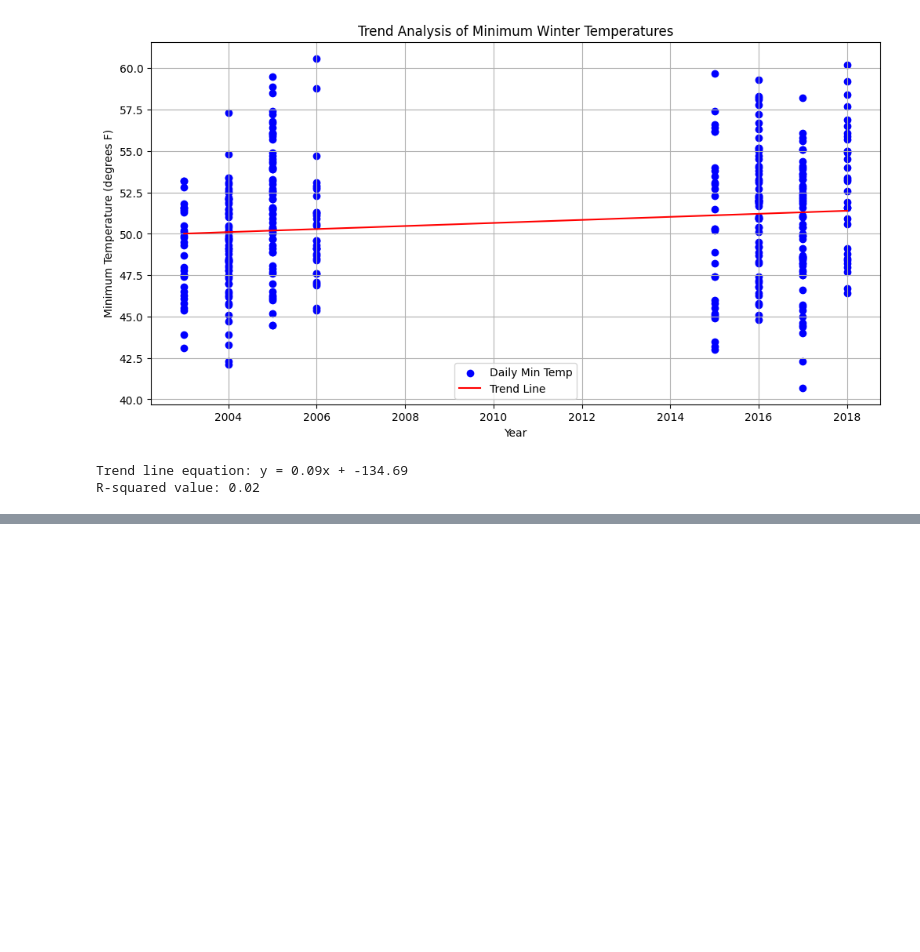
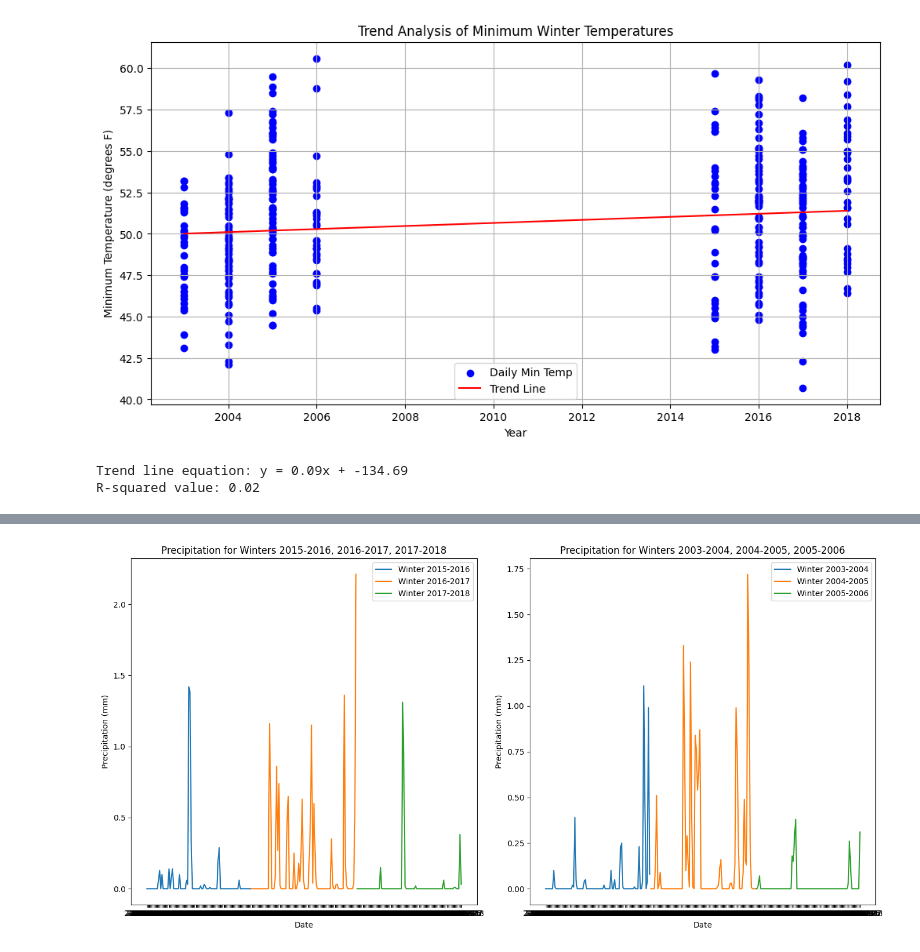
Before and after one commit to jmatrone/CEE609_Research_Project, a Jupyter notebook: Torrey_Pines.ipynb, the cells around one changed output, grey strips where cells are left out. Saved outputs shown, nothing was run; the diff lists cells and outputs as text; code cells hidden in the pictures; blank space fills up the shorter version.

```diff
--- a/Torrey_Pines.ipynb
+++ b/Torrey_Pines.ipynb
@@ -479,0 +502,4 @@ R-squared value: 0.02
+# %%
+# Read CSV file with Pandas and skip the first ten rows for 2015-16 percipitation
+winter16percip = pd.read_csv('percip_dec15_feb16.csv', skiprows=10)
+winter16percip.head()
@@ -479,0 +513,4 @@ R-squared value: 0.02
+# %%
+# Read CSV file with Pandas and skip the first ten rows for 2005-06 percipitation
+winter06percip = pd.read_csv('percip_dec05_feb06.csv', skiprows=10)
+winter06percip.head()
@@ -479,0 +524,4 @@ R-squared value: 0.02
+# %%
+# Read CSV file with Pandas and skip the first ten rows for 2004-05 percipitation
+winter05percip = pd.read_csv('percip_dec04_feb05.csv', skiprows=10)
+winter05percip.head()
@@ -479,0 +535,4 @@ R-squared value: 0.02
+# %%
+# Read CSV file with Pandas and skip the first ten rows for 2003-04 percipitation
+winter04percip = pd.read_csv('percip_dec03_feb04.csv', skiprows=10)
+winter04percip.head()
@@ -479,0 +546,27 @@ R-squared value: 0.02
+# %%
+# Create subplots
+fig, (ax1, ax2) = plt.subplots(1, 2, figsize=(14, 7))
+
+# Plot the first three years on the first subplot
+ax1.plot(winter16percip['Date'], winter16percip['ppt (inches)'], label='Winter 2015-2016')
+ax1.plot(winter17percip['Date'], winter17percip['ppt (inches)'], label='Winter 2016-2017')
+ax1.plot(winter18percip['Date'], winter18percip['ppt (inches)'], label='Winter 2017-2018')
+ax1.set_title('Precipitation for Winters 2015-2016, 2016-2017, 2017-2018')
+ax1.set_xlabel('Date')
+ax1.set_ylabel('Precipitation (mm)')
+ax1.legend()
+
+# Plot the next three years on the second subplot
+ax2.plot(winter04percip['Date'], winter04percip['ppt (inches)'], label='Winter 2003-2004')
+ax2.plot(winter05percip['Date'], winter05percip['ppt (inches)'], label='Winter 2004-2005')
+ax2.plot(winter06percip['Date'], winter06percip['ppt (inches)'], label='Winter 2005-2006')
+ax2.set_title('Precipitation for Winters 2003-2004, 2004-2005, 2005-2006')
+ax2.set_xlabel('Date')
+ax2.set_ylabel('Precipitation (mm)')
+ax2.legend()
+
+# Adjust layout and show plot
+plt.tight_layout()
+plt.show()
+# %% [output]
+[figure, added]
```
Also changed, not shown: parts of 8 cells of this notebook.
